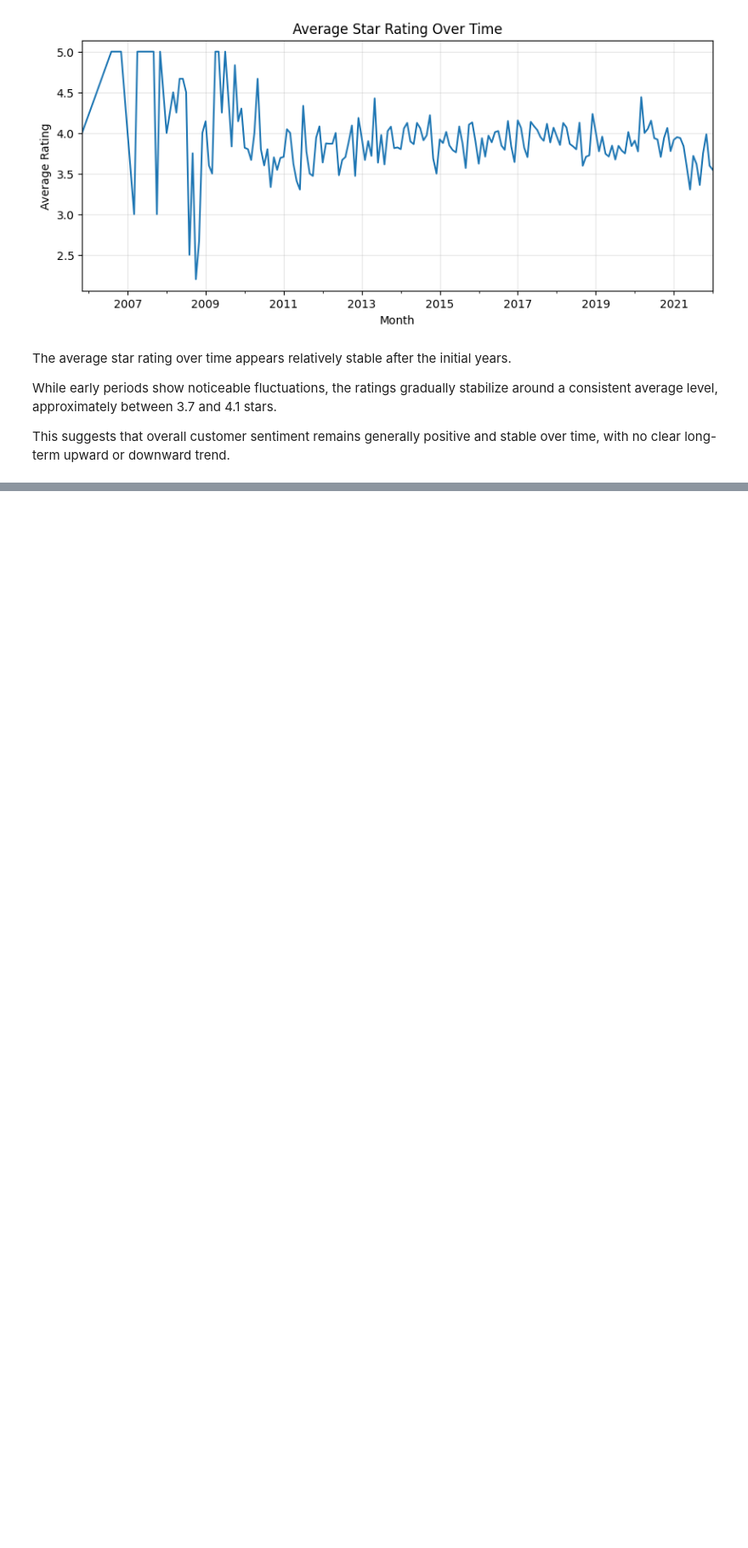
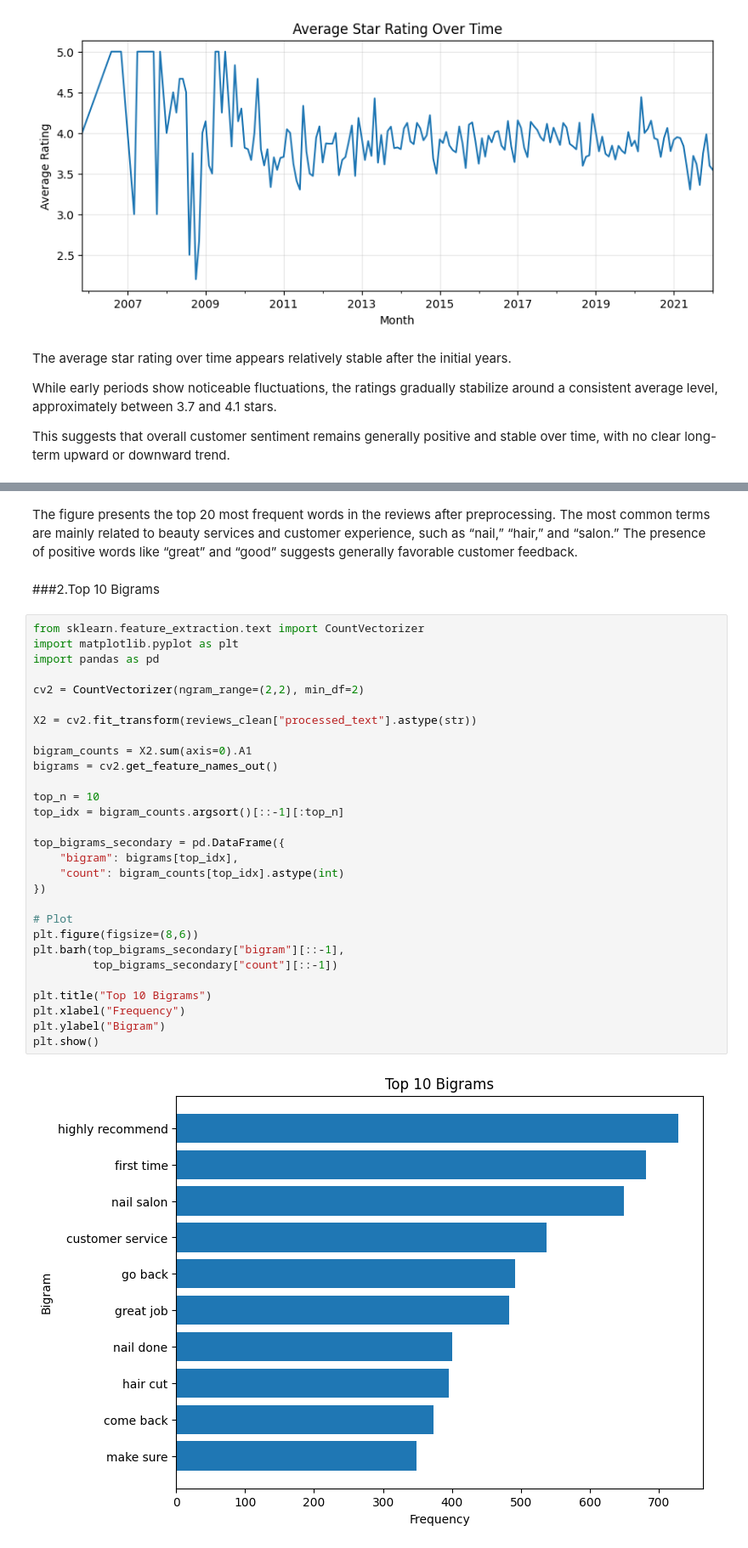
Before and after one commit to Lu8na/IT362, a Jupyter notebook: SecondaryData.ipynb, the cells around one changed output, grey strips where cells are left out. Shown at 85% size. Drawn from its saved outputs; the diff is of its cells as text; blank space fills up the shorter version.

```diff
--- a/SecondaryData.ipynb
+++ b/SecondaryData.ipynb
@@ -678,0 +712,37 @@ This suggests that overall customer sentiment remains generally positive and sta
+# %% [markdown]
+The figure presents the top 20 most frequent words in the reviews after preprocessing.
+The most common terms are mainly related to beauty services and customer experience, such as “nail,” “hair,” and “salon.”
+The presence of positive words like “great” and “good” suggests generally favorable customer feedback.
+# %% [markdown]
+###2.Top 10 Bigrams
+# %%
+from sklearn.feature_extraction.text import CountVectorizer
+import matplotlib.pyplot as plt
+import pandas as pd
+
+cv2 = CountVectorizer(ngram_range=(2,2), min_df=2)
+
+X2 = cv2.fit_transform(reviews_clean["processed_text"].astype(str))
+
+bigram_counts = X2.sum(axis=0).A1
+bigrams = cv2.get_feature_names_out()
+
+top_n = 10
+top_idx = bigram_counts.argsort()[::-1][:top_n]
+
+top_bigrams_secondary = pd.DataFrame({
+    "bigram": bigrams[top_idx],
+    "count": bigram_counts[top_idx].astype(int)
+})
+
+# Plot
+plt.figure(figsize=(8,6))
+plt.barh(top_bigrams_secondary["bigram"][::-1],
+         top_bigrams_secondary["count"][::-1])
+
+plt.title("Top 10 Bigrams")
+plt.xlabel("Frequency")
+plt.ylabel("Bigram")
+plt.show()
+# %% [output]
+[figure, added]
```
Also changed, not shown: parts of 10 cells of this notebook.
